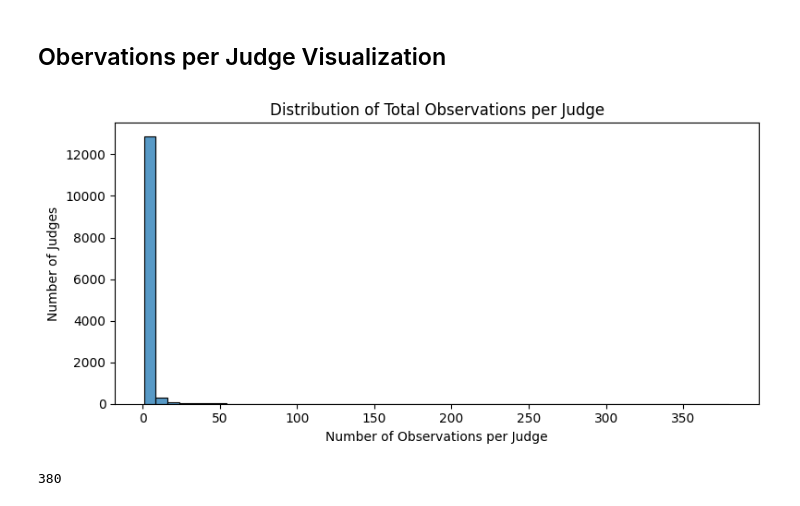
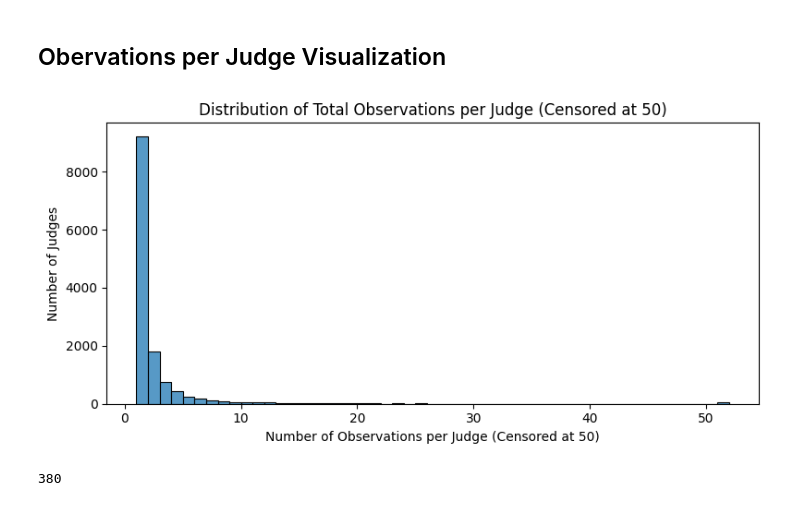
Before and after one commit to mithatkus/Chatbot-Arena-Analysis, a Jupyter notebook: chatbotarena_analysis.ipynb, the cells around one changed output. Drawn from its saved outputs; the diff is of its cells as text; code cells hidden in the pictures.

```diff
--- a/chatbotarena_analysis.ipynb
+++ b/chatbotarena_analysis.ipynb
@@ -822,21 +825,25 @@ plt.show()
 # %%
 import matplotlib.pyplot as plt
 import seaborn as sns
 import pandas as pd
 
 # visualizing total observations per judge
 
 obs_counts = df['judge'].value_counts()
 
+# censor the x-axis at 50
+censored_obs = obs_counts.copy()
+censored_obs[censored_obs > 50] = 51
+
 plt.figure(figsize=(8, 4))
-sns.histplot(obs_counts, bins=50, kde=False)
-plt.xlabel('Number of Observations per Judge')
+sns.histplot(censored_obs, bins=range(1, 53), kde=False)
+plt.xlabel('Number of Observations per Judge (Censored at 50)')
 plt.ylabel('Number of Judges')
-plt.title('Distribution of Total Observations per Judge')
+plt.title('Distribution of Total Observations per Judge (Censored at 50)')
 plt.tight_layout()
 plt.show()
 # %% [output]
-[figure, old version]
+[figure, new version]
 # %%
 max_observations = obs_counts.max()
 max_observations
```
Also changed, not shown: parts of 14 cells of this notebook.
